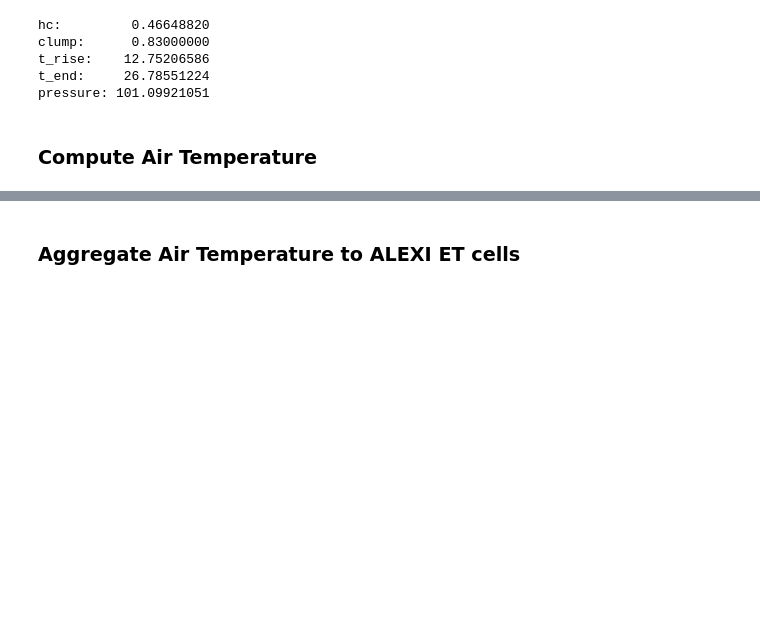
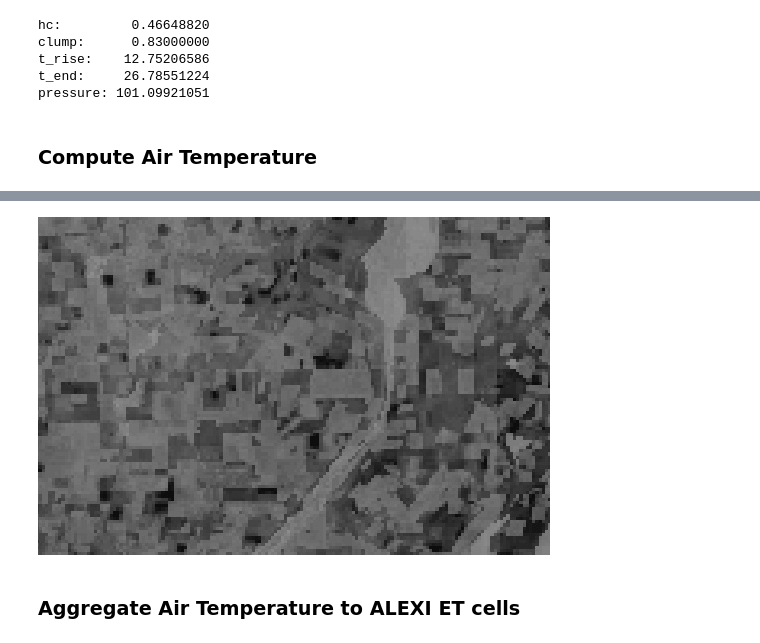
Before and after one commit to Open-ET/openet-disalexi, a Jupyter notebook: examples/landsat_c1_sr_image.ipynb, the cells around one changed output, grey strips where cells are left out. Drawn from its saved outputs; the diff is of its cells as text; code cells hidden in the pictures; blank space fills up the shorter version.

```diff
--- a/examples/landsat_c1_sr_image.ipynb
+++ b/examples/landsat_c1_sr_image.ipynb
@@ -199,3 +209,3 @@ https://earthengine.googleapis.com/api/thumb?thumbid=1234c6163472c1f30ce27942047
 # %%
-Image(url=t_air_url)
+Image(url=t_air_url, embed=True, format='png')
 # %% [output]
@@ -203,3 +212,4 @@ Image(url=t_air_url)
+[figure, added]
 # %% [markdown]
 ### Aggregate Air Temperature to ALEXI ET cells
 # %%
```
Also changed, not shown: parts of 15 cells of this notebook, 1 other file.
